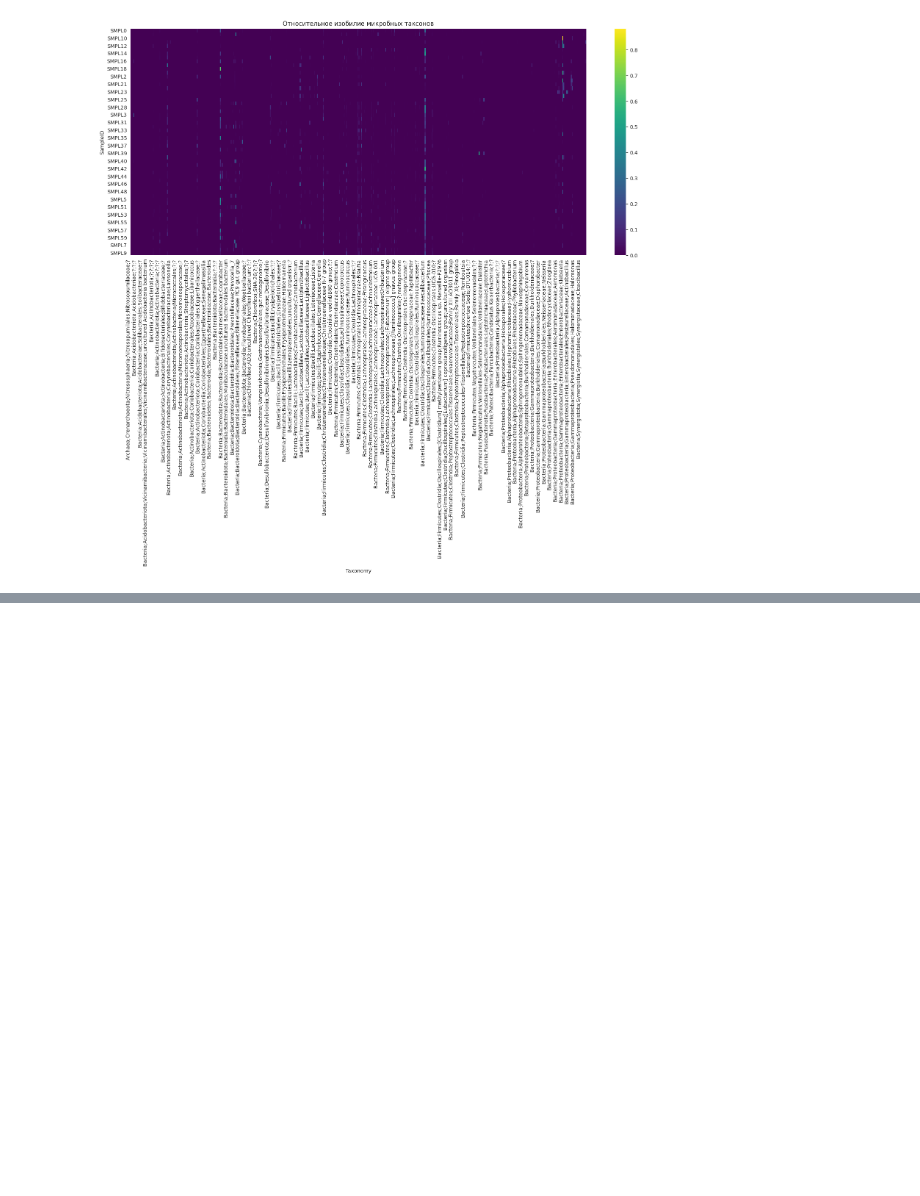
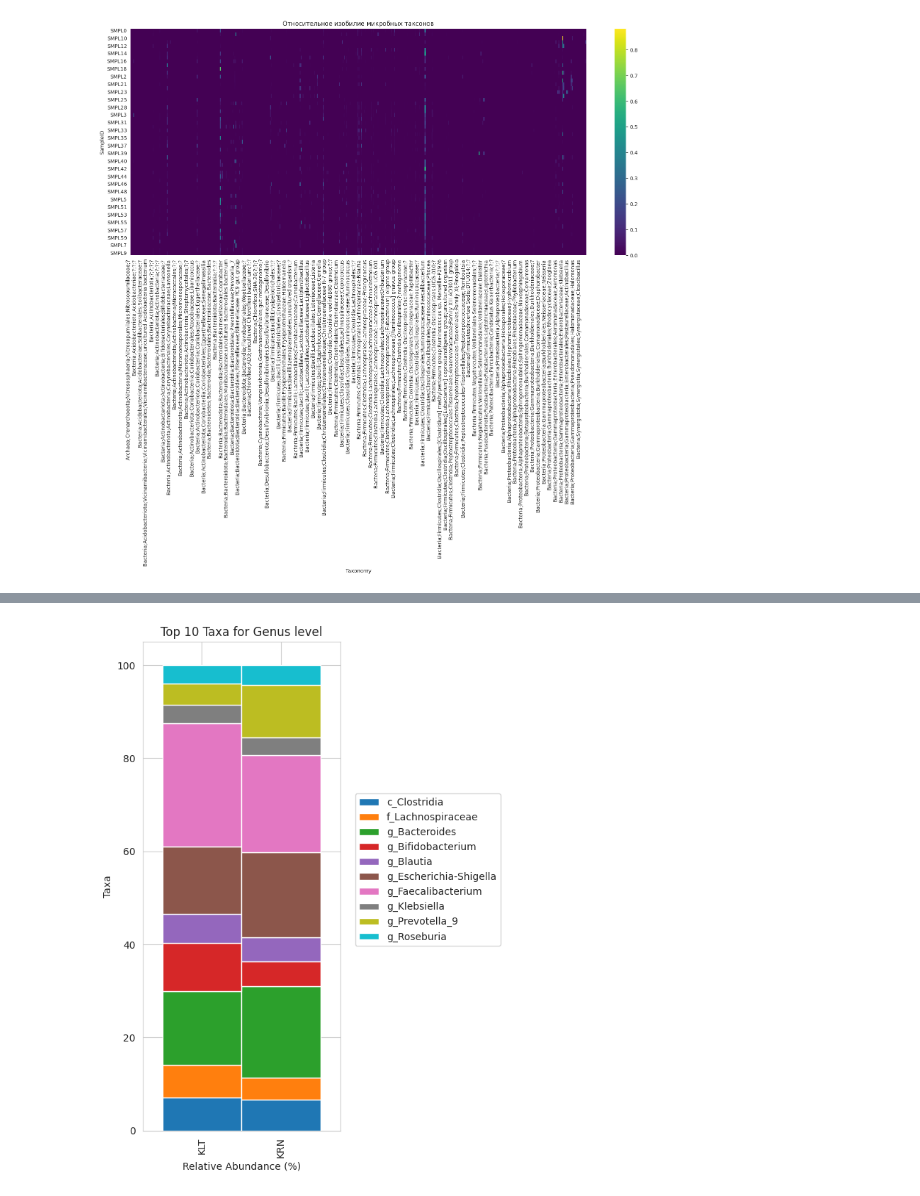
Before and after one commit to M100ika/data_azanlyze_18.04.2024, a Jupyter notebook: 18.04.2024.ipynb, the cells around one changed output, grey strips where cells are left out. Cells and saved outputs as stored; diff of their text form; code cells hidden in the pictures; blank space fills up the shorter version.

```diff
--- a/18.04.2024.ipynb
+++ b/18.04.2024.ipynb
@@ -602,0 +690,47 @@ plt.show()
+# %%
+import pandas as pd
+import matplotlib.pyplot as plt
+import seaborn as sns
+
+# Ваш DataFrame taxon_abundance должен быть уже предварительно обработан, как обсуждалось ранее
+mean_abundance = taxon_abundance.groupby(['GROUP', 'Taxonomy'])['RelativeAbundance'].mean().reset_index()
+
+mean_abundance['RelativeAbundance'] = pd.to_numeric(mean_abundance['RelativeAbundance'], errors='coerce')
+# Определяем топ-10 таксонов для каждой группы (для этого примера используем 'KLT' и 'KRN' вместо 'before' и 'after')
+top_taxa = mean_abundance.groupby('Taxonomy')['RelativeAbundance'].mean().nlargest(10).index
+
+# Фильтруем DataFrame для топ-10 таксонов
+top_taxon_abundance = mean_abundance[mean_abundance['Taxonomy'].isin(top_taxa)]
+
+# Создаем сводную таблицу для визуализации
+pivot_table = top_taxon_abundance.pivot_table(
+    index='GROUP',
+    columns='Taxonomy',
+    values='RelativeAbundance',
+    aggfunc='mean'
+)
+
+
+# Подготавливаем данные для стековой диаграммы, убедившись, что строки суммируются в 100%
+pivot_table = pivot_table.div(pivot_table.sum(axis=1), axis=0) * 100
+
+colors = sns.color_palette('tab10', n_colors=11)
+
+fig, ax = plt.subplots(figsize=(6, 8)) # Измените размеры здесь
+
+# Строим стековую диаграмму, используя созданные оси
+pivot_table.plot(kind='bar', stacked=True, color=colors, width=1, edgecolor='white', ax=ax)
+# Добавляем заголовок и подписи осей
+ax.set_title('Top 10 Taxa for Genus level')
+ax.set_xlabel('Relative Abundance (%)')
+ax.set_ylabel('Taxa')
+# Перемещаем легенду
+ax.legend(bbox_to_anchor=(1.05, 0.7), loc='upper left')
+# Оптимизируем расположение элементов графика
+plt.tight_layout()
+# Сохраняем график в файл
+plt.savefig('/home/esp/data_analyze/18.03.2024/figures/genus/top10.pdf', bbox_inches = 'tight')
+# Показываем график
+plt.show()
+# %% [output]
+[figure, added]
```
Also changed, not shown: parts of 17 cells of this notebook, 12 other files.
